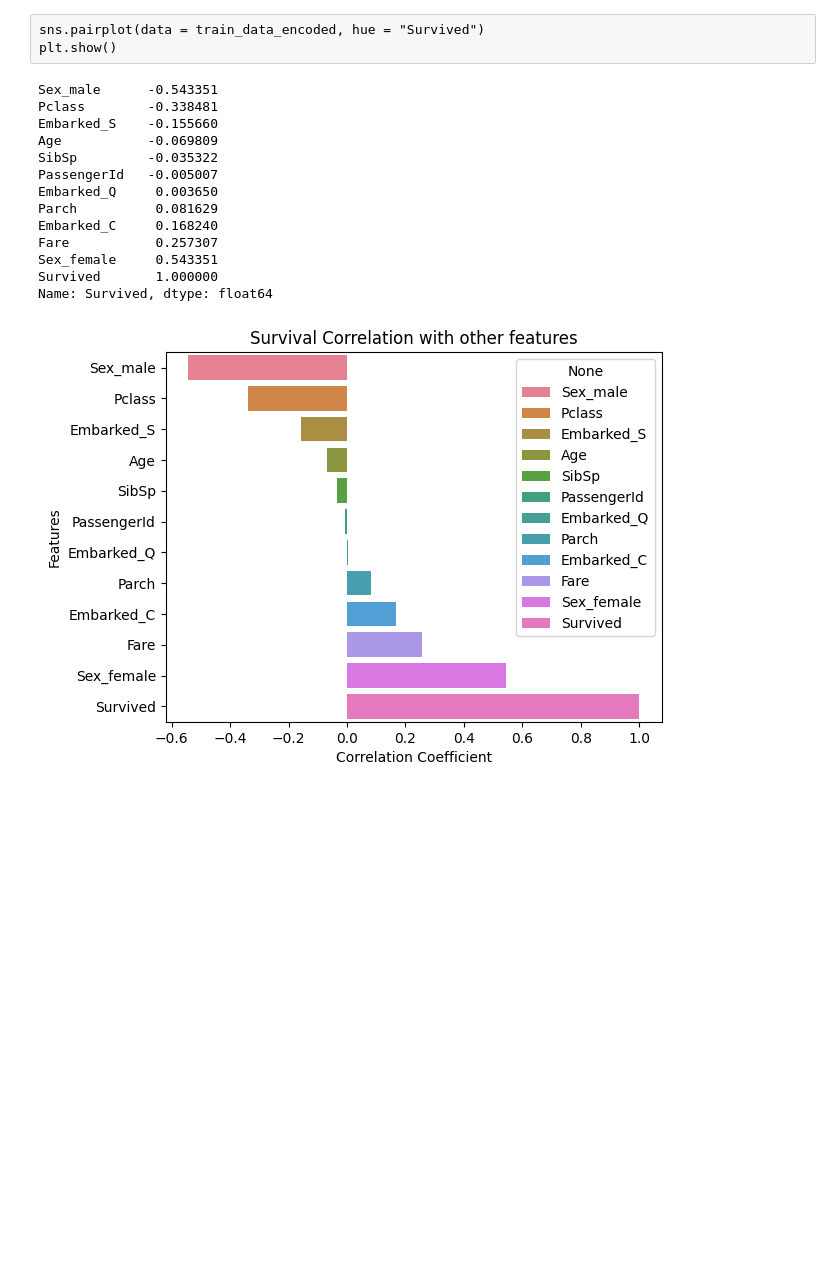
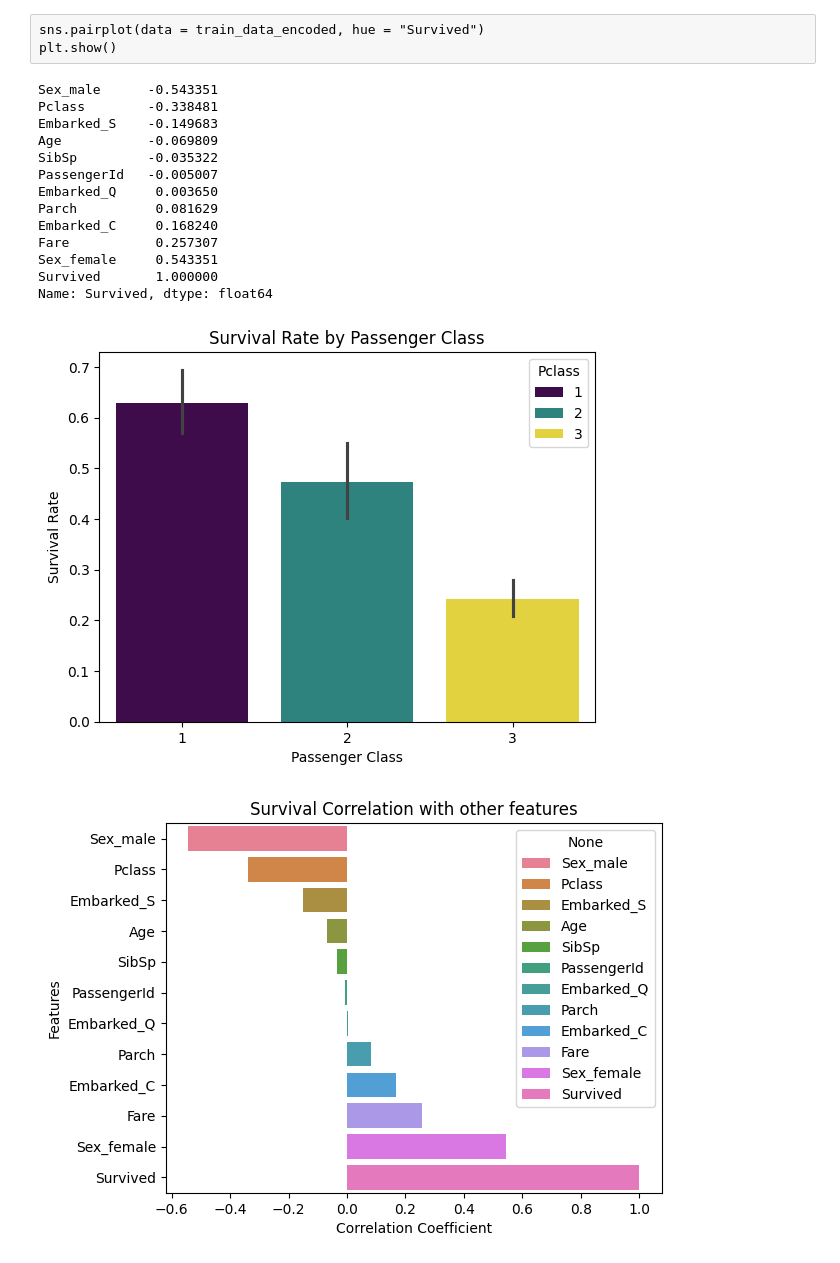
Before and after one commit to KR-16/Titanic_CSE5334, a Jupyter notebook: titanic_model.ipynb, the cells around one changed output. Saved outputs shown, nothing was run; the diff lists cells and outputs as text; code cells hidden in the pictures; blank space fills up the shorter version.

```diff
--- a/titanic_model.ipynb
+++ b/titanic_model.ipynb
@@ -164,5 +168,7 @@ sns.pairplot(train_data, hue = "Survived")
 # %%
 train_data["Age"].fillna(train_data["Age"].mean(), inplace = True)
 train_data["Fare"].fillna(train_data["Fare"].mean(), inplace =True)
+train_data["Embarked"].fillna(train_data["Embarked"].mode()[0], inplace = True)
 test_data["Age"].fillna(test_data["Age"].mean(), inplace = True)
 test_data["Fare"].fillna(test_data["Fare"].mean(), inplace =True)
+test_data["Embarked"].fillna(test_data["Embarked"].mode()[0], inplace = True)
@@ -243,7 +280,7 @@ print(target_correlation)
 # %% [output]
 Sex_male      -0.543351
 Pclass        -0.338481
-Embarked_S    -0.155660
+Embarked_S    -0.149683
 Age           -0.069809
 SibSp         -0.035322
 PassengerId   -0.005007
@@ -254,6 +291,14 @@ Fare           0.257307
 Sex_female     0.543351
 Survived       1.000000
 Name: Survived, dtype: float64
+# %%
+sns.barplot(x="Pclass", y="Survived", data=train_data_encoded, hue = "Pclass", palette="viridis")
+plt.title('Survival Rate by Passenger Class')
+plt.xlabel('Passenger Class')
+plt.ylabel('Survival Rate')
+plt.show()
+# %% [output]
+[figure, added]
 # %%
 sns.barplot(x = target_correlation.values, y = target_correlation.index, palette = "husl", hue = target_correlation.index, legend = True)
 plt.title("Survival Correlation with other features")
```
Also changed, not shown: parts of 25 cells of this notebook.
